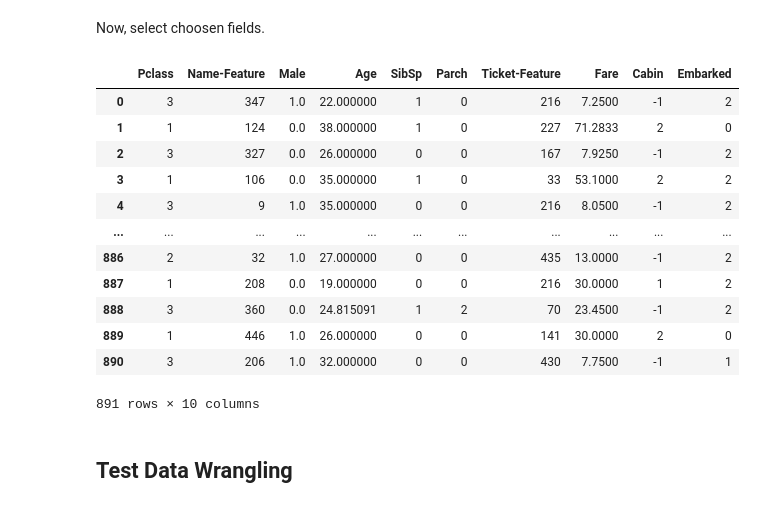
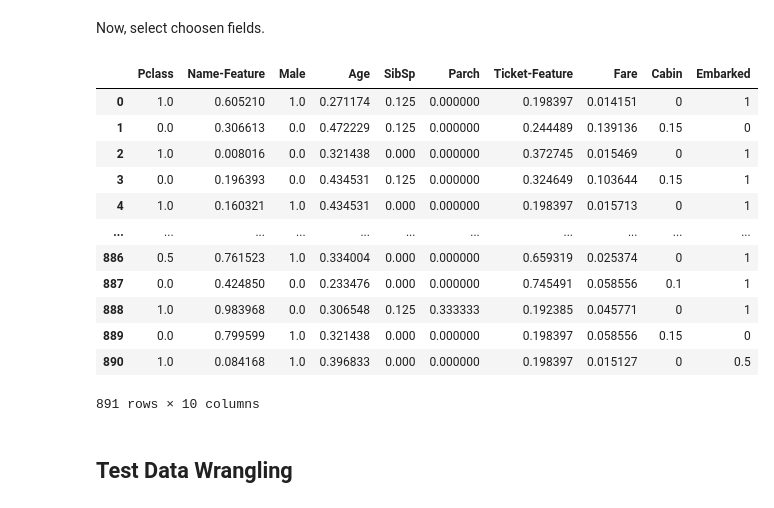
Before and after one commit to aguang-xyz/kaggle-solutions, a Jupyter notebook: solutions/titanic/solution.ipynb, the cells around one changed output. Drawn from its saved outputs; the diff is of its cells as text; code cells hidden in the pictures.

```diff
--- a/solutions/titanic/solution-random-forest.ipynb
+++ b/solutions/titanic/solution.ipynb
@@ -498,22 +498,25 @@ train.loc[train.Embarked == 'S', 'Embarked'] = 2
 Now, select choosen fields.
 # %%
 train_x = train[['Pclass', 'Name-Feature', 'Male', 'Age', 'SibSp', 'Parch', 'Ticket-Feature', 'Fare', 'Cabin', 'Embarked']]
+
+train_x = (train_x - train_x.min()) / (train_x.max() - train_x.min())
+
 train_y = train.Survived
 
 train_x
 # %% [output]
 |  | Pclass | Name-Feature | Male | Age | SibSp | Parch | Ticket-Feature | Fare | Cabin | Embarked |
-| 0 | 3 | 347 | 1.0 | 22.000000 | 1 | 0 | 216 | 7.2500 | -1 | 2 |
-| 1 | 1 | 124 | 0.0 | 38.000000 | 1 | 0 | 227 | 71.2833 | 2 | 0 |
-| 2 | 3 | 327 | 0.0 | 26.000000 | 0 | 0 | 167 | 7.9250 | -1 | 2 |
-| 3 | 1 | 106 | 0.0 | 35.000000 | 1 | 0 | 33 | 53.1000 | 2 | 2 |
-| 4 | 3 | 9 | 1.0 | 35.000000 | 0 | 0 | 216 | 8.0500 | -1 | 2 |
+| 0 | 1.0 | 0.605210 | 1.0 | 0.271174 | 0.125 | 0.000000 | 0.198397 | 0.014151 | 0 | 1 |
+| 1 | 0.0 | 0.306613 | 0.0 | 0.472229 | 0.125 | 0.000000 | 0.244489 | 0.139136 | 0.15 | 0 |
+| 2 | 1.0 | 0.008016 | 0.0 | 0.321438 | 0.000 | 0.000000 | 0.372745 | 0.015469 | 0 | 1 |
+| 3 | 0.0 | 0.196393 | 0.0 | 0.434531 | 0.125 | 0.000000 | 0.324649 | 0.103644 | 0.15 | 1 |
+| 4 | 1.0 | 0.160321 | 1.0 | 0.434531 | 0.000 | 0.000000 | 0.198397 | 0.015713 | 0 | 1 |
 | ... | ... | ... | ... | ... | ... | ... | ... | ... | ... | ... |
-| 886 | 2 | 32 | 1.0 | 27.000000 | 0 | 0 | 435 | 13.0000 | -1 | 2 |
-| 887 | 1 | 208 | 0.0 | 19.000000 | 0 | 0 | 216 | 30.0000 | 1 | 2 |
-| 888 | 3 | 360 | 0.0 | 24.815091 | 1 | 2 | 70 | 23.4500 | -1 | 2 |
-| 889 | 1 | 446 | 1.0 | 26.000000 | 0 | 0 | 141 | 30.0000 | 2 | 0 |
-| 890 | 3 | 206 | 1.0 | 32.000000 | 0 | 0 | 430 | 7.7500 | -1 | 1 |
+| 886 | 0.5 | 0.761523 | 1.0 | 0.334004 | 0.000 | 0.000000 | 0.659319 | 0.025374 | 0 | 1 |
+| 887 | 0.0 | 0.424850 | 0.0 | 0.233476 | 0.000 | 0.000000 | 0.745491 | 0.058556 | 0.1 | 1 |
+| 888 | 1.0 | 0.983968 | 0.0 | 0.306548 | 0.125 | 0.333333 | 0.192385 | 0.045771 | 0 | 1 |
+| 889 | 0.0 | 0.799599 | 1.0 | 0.321438 | 0.000 | 0.000000 | 0.198397 | 0.058556 | 0.15 | 0 |
+| 890 | 1.0 | 0.084168 | 1.0 | 0.396833 | 0.000 | 0.000000 | 0.198397 | 0.015127 | 0 | 0.5 |
 891 rows × 10 columns
 # %% [markdown]
 ## Test Data Wrangling
```
Also changed, not shown: parts of 10 cells of this notebook, 1 other file.
